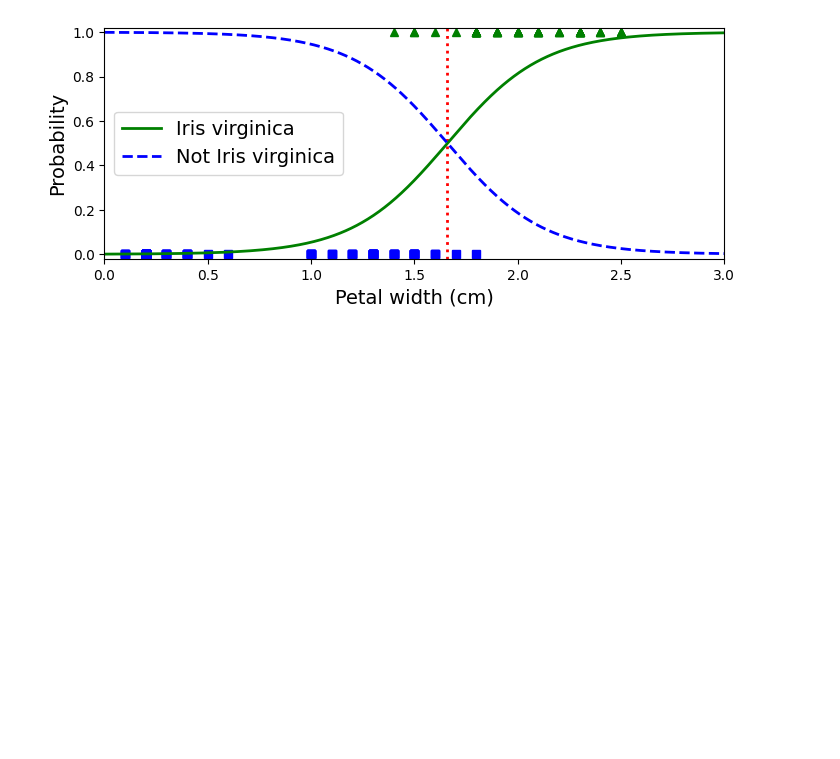
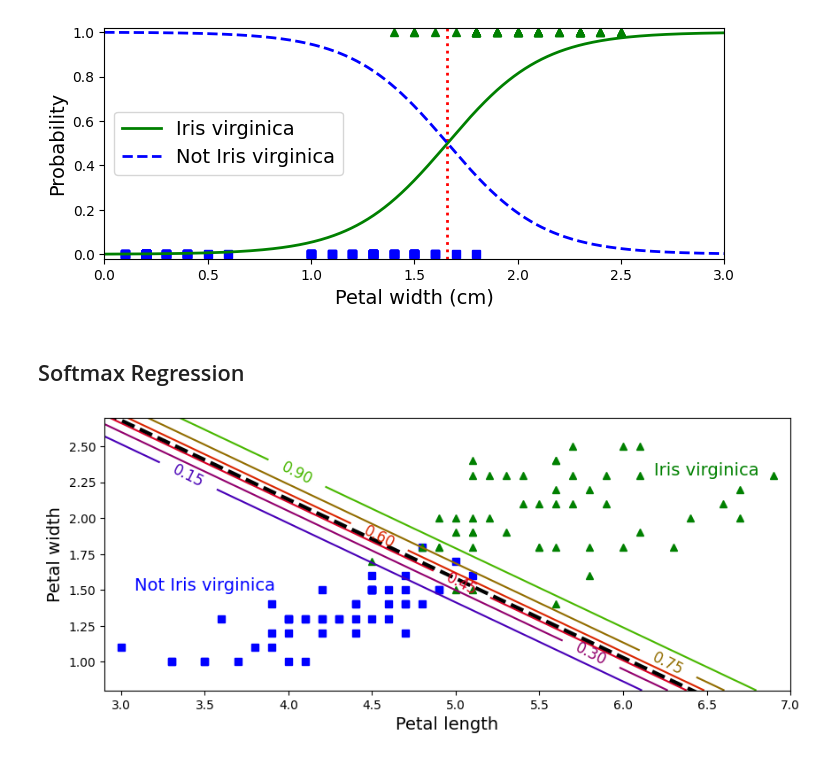
Before and after one commit to damajojung/project-neurocloud, a Jupyter notebook: code/5_logistic_regression/log_reg.ipynb, the cells around one changed output. Cells and saved outputs as stored; diff of their text form; code cells hidden in the pictures; blank space fills up the shorter version.

```diff
--- a/code/5_logistic_regression/log_reg.ipynb
+++ b/code/5_logistic_regression/log_reg.ipynb
@@ -65,3 +65,42 @@ plt.axis([0, 3, -0.02, 1.02])
 plt.show()
 # %% [output]
 [figure]
+# %% [markdown]
+## Softmax Regression
+# %%
+from sklearn.linear_model import LogisticRegression
+
+X = iris["data"][:, (2, 3)]  # petal length, petal width
+y = (iris["target"] == 2).astype(int)
+log_reg = LogisticRegression(solver="lbfgs", C=10**10, random_state=42)
+log_reg.fit(X, y)
+
+x0, x1 = np.meshgrid(
+        np.linspace(2.9, 7, 500).reshape(-1, 1),
+        np.linspace(0.8, 2.7, 200).reshape(-1, 1),
+    )
+X_new = np.c_[x0.ravel(), x1.ravel()]
+
+y_proba = log_reg.predict_proba(X_new)
+
+plt.figure(figsize=(10, 4))
+plt.plot(X[y==0, 0], X[y==0, 1], "bs")
+plt.plot(X[y==1, 0], X[y==1, 1], "g^")
+
+zz = y_proba[:, 1].reshape(x0.shape)
+contour = plt.contour(x0, x1, zz, cmap=plt.cm.brg)
+
+
+left_right = np.array([2.9, 7])
+boundary = -(log_reg.coef_[0][0] * left_right + log_reg.intercept_[0]) / log_reg.coef_[0][1]
+
+plt.clabel(contour, inline=1, fontsize=12)
+plt.plot(left_right, boundary, "k--", linewidth=3)
+plt.text(3.5, 1.5, "Not Iris virginica", fontsize=14, color="b", ha="center")
+plt.text(6.5, 2.3, "Iris virginica", fontsize=14, color="g", ha="center")
+plt.xlabel("Petal length", fontsize=14)
+plt.ylabel("Petal width", fontsize=14)
+plt.axis([2.9, 7, 0.8, 2.7])
+plt.show()
+# %% [output]
+[figure, added]
```
Also changed, not shown: parts of 1 cell of this notebook, 2 other files.
